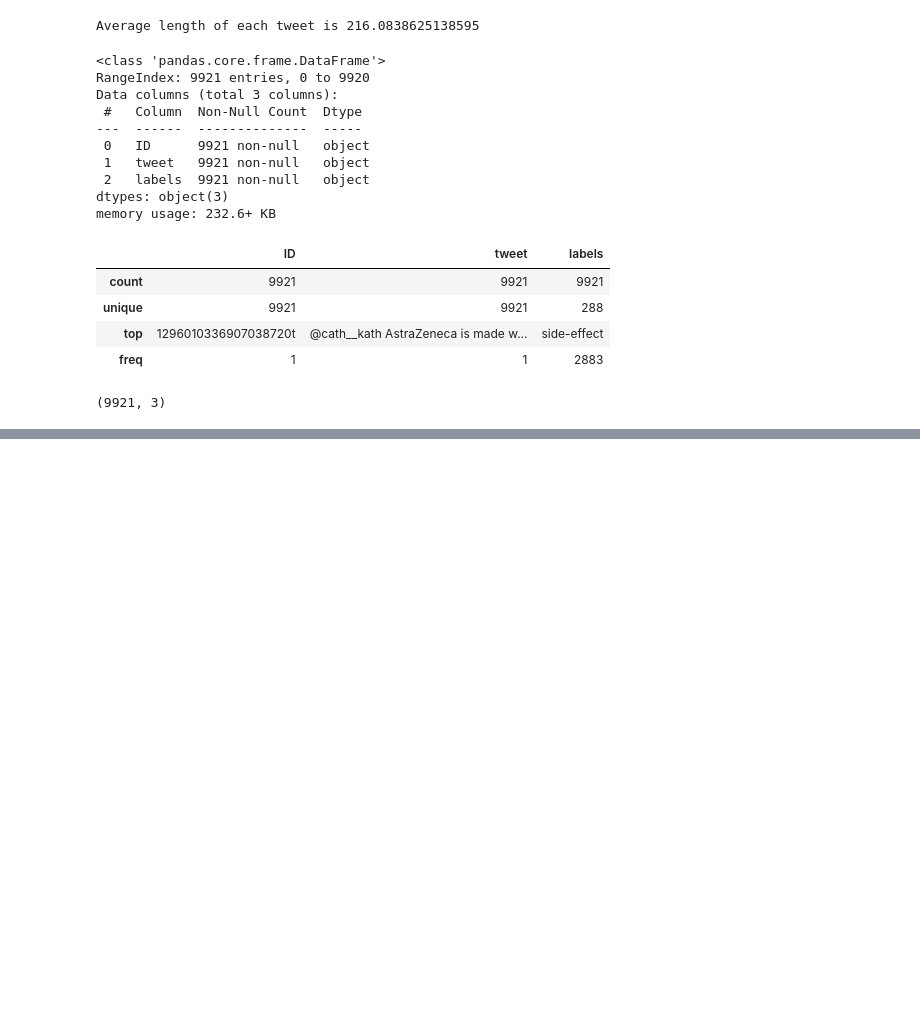
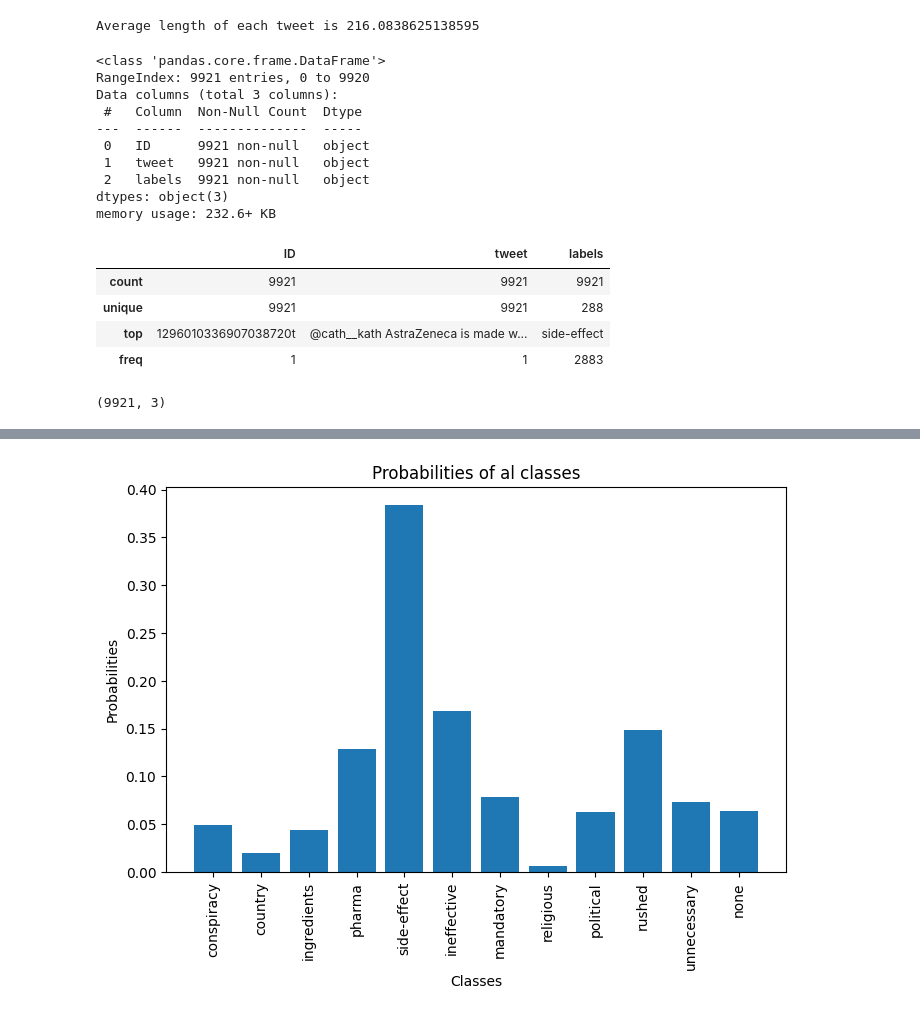
Before and after one commit to hrishikeshkh/WhyNotVax, a Jupyter notebook: EDA.ipynb, the cells around one changed output, grey strips where cells are left out. Cells and saved outputs as stored; diff of their text form; code cells hidden in the pictures; blank space fills up the shorter version.

Commit message:
eda plot for assosciativity

```diff
--- a/EDA.ipynb
+++ b/EDA.ipynb
@@ -3,7 +3,7 @@ import pandas as pd
 import numpy as np
 import matplotlib.pyplot as plt
 
-dataset = pd.read_csv('train_val.csv')
+dataset = pd.read_csv('train_val.csv', index_col='ID')
 l = np.array(dataset['tweet'].str.len())
 print("Average length of each tweet is", np.mean(l))
 # %% [output]
@@ -126,0 +106,94 @@ array(['conspiracy', 'conspiracy country',
+# %%
+import pandas as pd
+import matplotlib.pyplot as plt
+import seaborn as sns
+import numpy as np
+
+unique_entries = dataset['labels'].sort_values().unique()
+#print(unique_entries)
+# len(unique_entries)
+
+unique = []
+for i in unique_entries:
+    for j in i.split():
+        if j not in unique:
+            unique.append(j)
+# print(unique)
+
+d = {}
+# print(dataset)
+for i in dataset.index:
+    d[i] = dataset.loc[i, 'labels'].split()
+# print(d)
+
+probabilities = {}
+
+# A = 'mandatory'
+# B = 'ineffective'
+
+# #Finding the probability of A
+# count = 0
+# for i in d:
+#     if A in d[i]:
+#         count += 1
+
+# print(count / len(dataset))
+
+# #inding the probability of B
+# count = 0
+# for i in d:
+#     if B in d[i]:
+#         count += 1
+
+# print(count / len(dataset))
+
+# 0.07892349561536136
+# 0.16853139804455197
+
+for i in unique:
+    count = 0
+    probabilities[i] = 1
+    for j in d:
+        if i in d[j]:
+            count += 1
+
+    probabilities[i] *= (count / len(dataset))
+
+print(probabilities)
+
+x = range(len(unique))
+fig, ax = plt.subplots(figsize=(8, 5))
+ax.bar(x, probabilities.values())
+ax.set_xticks(x)
+ax.set_xticklabels(unique, rotation='vertical')
+plt.title("Probabilities of al classes")
+ax.set_xlabel("Classes")
+ax.set_ylabel('Probabilities')
+plt.show()
+
+cond_probabilities = {}
+
+for i in unique:
+    for j in unique:
+        if j == i:
+            continue
+        count = 0
+        cond_probabilities[(i, j)] = 1
+        for k in d:
+            if (i in d[k]) and (j in d[k]):
+                count += 1
+        cond_probabilities[(i, j)] *= (count / len(dataset))
+
+print(cond_probabilities)
+
+cond_dataframe = pd.DataFrame.from_dict(probabilities, orient='index')
+for i in unique:
+    cond_dataframe[i] = 0
+cond_dataframe = cond_dataframe.drop(0, axis=1)
+
+for i in cond_probabilities:
+    cond_dataframe.loc[i[0], i[1]] = cond_probabilities[i]
+
+plt.figure(figsize=(14, 7))
+sns.heatmap(data=cond_dataframe, annot=True)
+# %% [output]
@@ -126,0 +201 @@ array(['conspiracy', 'conspiracy country',
+[figure, added]
```
Also changed, not shown: parts of 4 cells of this notebook.
